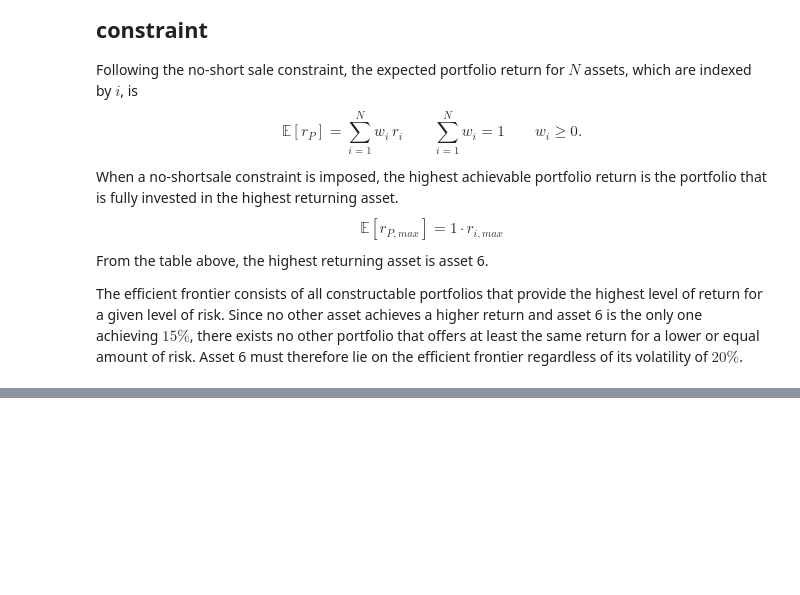
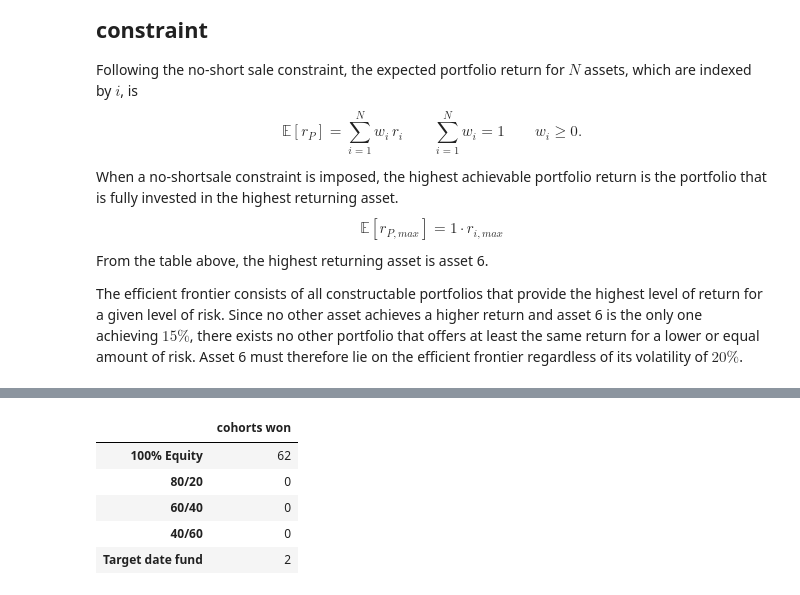
Before and after one commit to Oberdammer/asset_pricing, a Jupyter notebook: Assignment_1.ipynb, the cells around one changed output, grey strips where cells are left out. Saved outputs shown, nothing was run; the diff lists cells and outputs as text; code cells hidden in the pictures; blank space fills up the shorter version.

```diff
--- a/Assignment_1.ipynb
+++ b/Assignment_1.ipynb
@@ -549,0 +816,11 @@ Since no other asset achieves a higher return and asset 6 is the only one achiev
+# %%
+res.pivot(index="cohort_start", columns="strategy", values="terminal")[ORDER] \
+   .idxmax(axis=1).value_counts().reindex(ORDER, fill_value=0) \
+   .rename("cohorts won").to_frame()
+# %% [output]
+|  | cohorts won |
+| 100% Equity | 62 |
+| 80/20 | 0 |
+| 60/40 | 0 |
+| 40/60 | 0 |
+| Target date fund | 2 |
```
Also changed, not shown: parts of 8 cells of this notebook, 2 other files.
